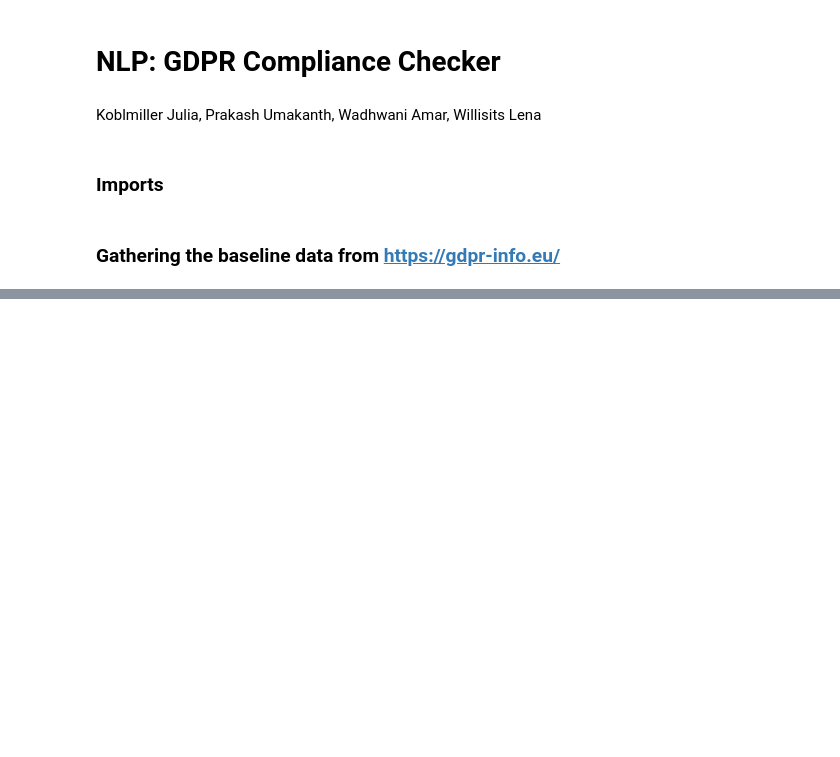
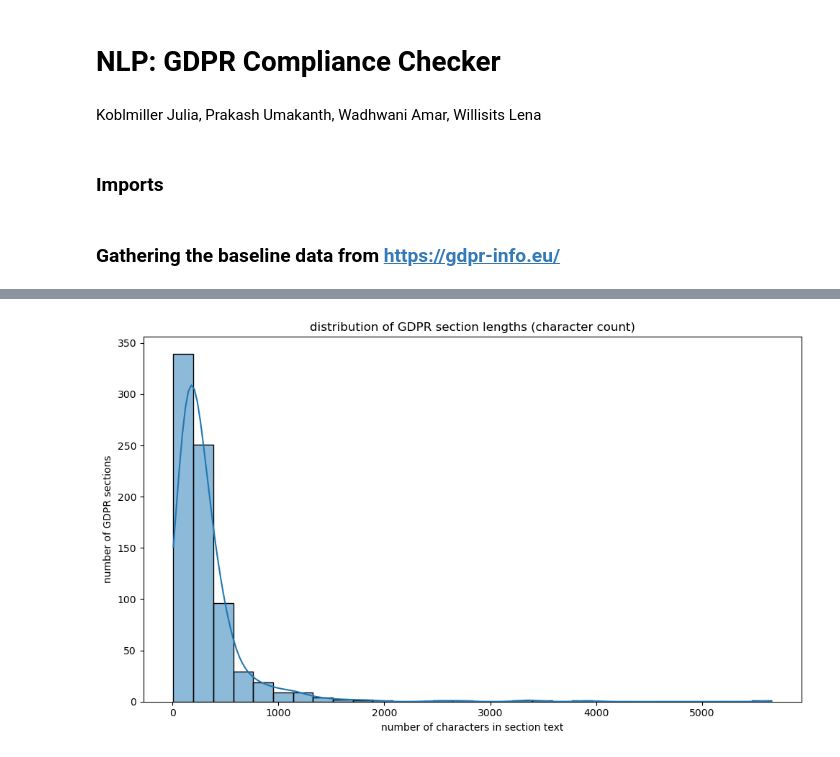
Before and after one commit to lenawilli/NPL_GDPR, a Jupyter notebook: nlp_gdpr.ipynb, the cells around one changed output, grey strips where cells are left out. Saved outputs shown, nothing was run; the diff lists cells and outputs as text; code cells hidden in the pictures; blank space fills up the shorter version.

```diff
--- a/nlp_gdpr.ipynb
+++ b/nlp_gdpr.ipynb
@@ -45,0 +106,11 @@ with open("gdpr_articles_baseline.json", "w", encoding="utf-8") as f:
+# %%
+df['text_length'] = df['section_text'].str.len()
+plt.figure(figsize=(10, 6))
+sns.histplot(df['text_length'], bins=30, kde=True)
+plt.title("distribution of GDPR section lengths (character count)")
+plt.xlabel("number of characters in section text")
+plt.ylabel("number of GDPR sections")
+plt.tight_layout()
+plt.show()
+# %% [output]
+[figure, added]
```
Also changed, not shown: parts of 11 cells of this notebook.
